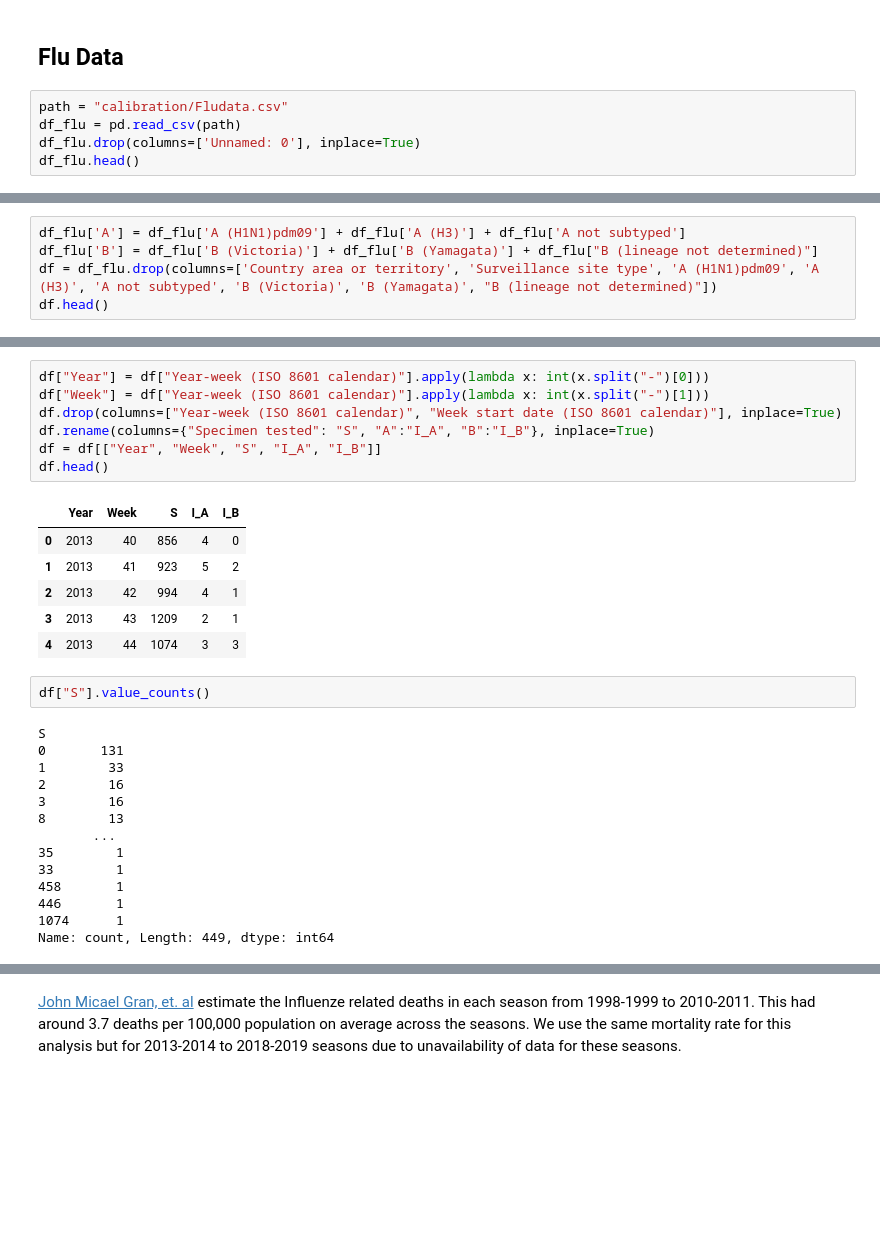
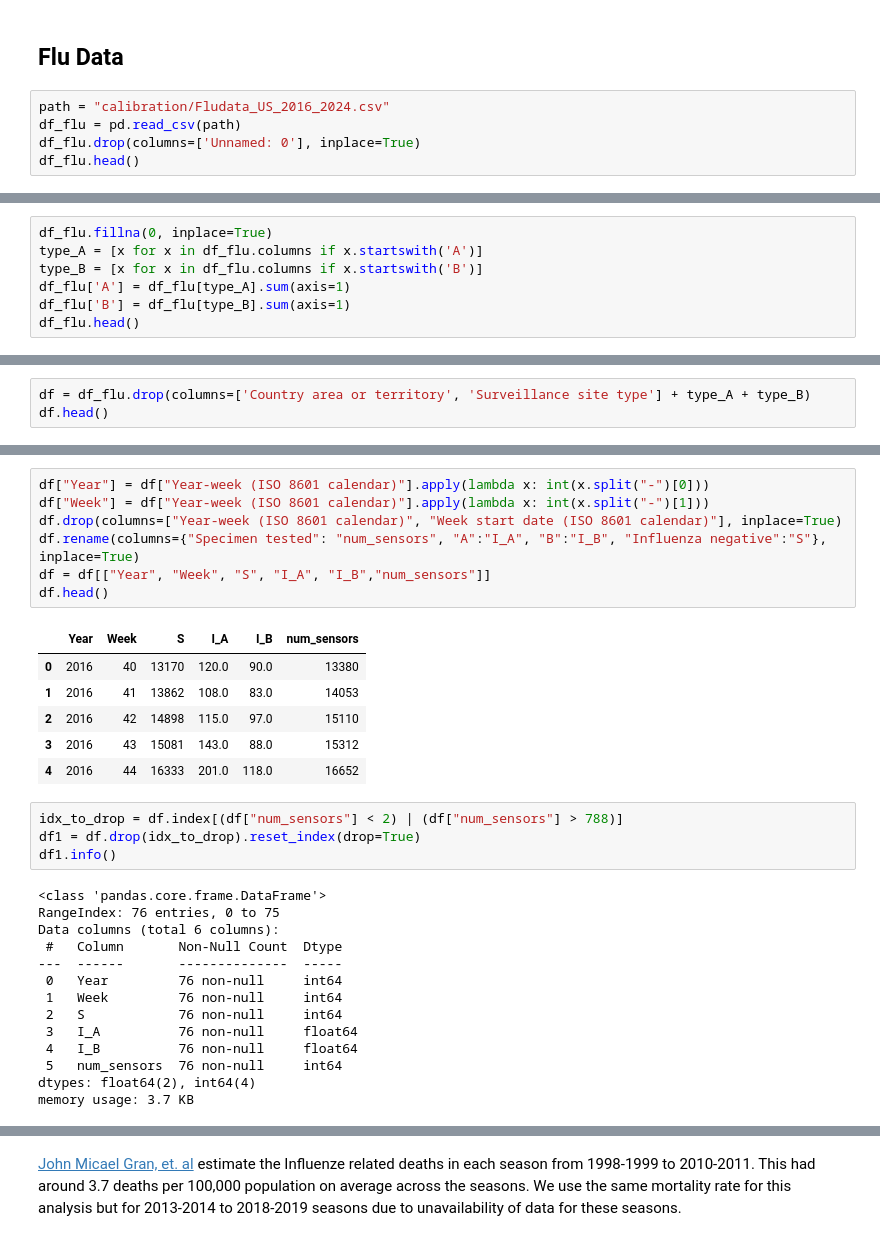
Before and after one commit to ASudu/Competing_pathogens_Heterogenous_networks, a Jupyter notebook: Real_world_data/calibration.ipynb, the cells around one changed output, grey strips where cells are left out. Drawn from its saved outputs; the diff is of its cells as text; blank space fills up the shorter version.

Commit message:
calibration latest Dec1

```diff
--- a/Real_world_data/calibration.ipynb
+++ b/Real_world_data/calibration.ipynb
@@ -52,7 +35,7 @@ Using the last network for the analysis.
 # %% [markdown]
 ## Flu Data
 # %%
-path = "calibration/Fludata.csv"
+path = "calibration/Fludata_US_2016_2024.csv"
 df_flu = pd.read_csv(path)
 df_flu.drop(columns=['Unnamed: 0'], inplace=True)
 df_flu.head()
@@ -66,5 +48,0 @@ df_flu.head()
-# %%
-df_flu['A'] = df_flu['A (H1N1)pdm09'] + df_flu['A (H3)'] + df_flu['A not subtyped']
-df_flu['B'] = df_flu['B (Victoria)'] + df_flu['B (Yamagata)'] + df_flu["B (lineage not determined)"]
-df = df_flu.drop(columns=['Country area or territory', 'Surveillance site type', 'A (H1N1)pdm09', 'A (H3)', 'A not subtyped', 'B (Victoria)', 'B (Yamagata)', "B (lineage not determined)"])
-df.head()
@@ -77,0 +69,7 @@ df.head()
+# %%
+df_flu.fillna(0, inplace=True)
+type_A = [x for x in df_flu.columns if x.startswith('A')]
+type_B = [x for x in df_flu.columns if x.startswith('B')]
+df_flu['A'] = df_flu[type_A].sum(axis=1)
+df_flu['B'] = df_flu[type_B].sum(axis=1)
+df_flu.head()
@@ -77,0 +83,3 @@ df.head()
+# %%
+df = df_flu.drop(columns=['Country area or territory', 'Surveillance site type'] + type_A + type_B)
+df.head()
@@ -78,30 +105,32 @@ df.head()
 # %%
 df["Year"] = df["Year-week (ISO 8601 calendar)"].apply(lambda x: int(x.split("-")[0]))
 df["Week"] = df["Year-week (ISO 8601 calendar)"].apply(lambda x: int(x.split("-")[1]))
 df.drop(columns=["Year-week (ISO 8601 calendar)", "Week start date (ISO 8601 calendar)"], inplace=True)
-df.rename(columns={"Specimen tested": "S", "A":"I_A", "B":"I_B"}, inplace=True)
-df = df[["Year", "Week", "S", "I_A", "I_B"]]
+df.rename(columns={"Specimen tested": "num_sensors", "A":"I_A", "B":"I_B", "Influenza negative":"S"}, inplace=True)
+df = df[["Year", "Week", "S", "I_A", "I_B","num_sensors"]]
 df.head()
 # %% [output]
-|  | Year | Week | S | I_A | I_B |
-| 0 | 2013 | 40 | 856 | 4 | 0 |
-| 1 | 2013 | 41 | 923 | 5 | 2 |
-| 2 | 2013 | 42 | 994 | 4 | 1 |
-| 3 | 2013 | 43 | 1209 | 2 | 1 |
-| 4 | 2013 | 44 | 1074 | 3 | 3 |
+|  | Year | Week | S | I_A | I_B | num_sensors |
+| 0 | 2016 | 40 | 13170 | 120.0 | 90.0 | 13380 |
+| 1 | 2016 | 41 | 13862 | 108.0 | 83.0 | 14053 |
+| 2 | 2016 | 42 | 14898 | 115.0 | 97.0 | 15110 |
+| 3 | 2016 | 43 | 15081 | 143.0 | 88.0 | 15312 |
+| 4 | 2016 | 44 | 16333 | 201.0 | 118.0 | 16652 |
-# %%
-df["S"].value_counts()
-# %% [output]
-S
-0       131
-1        33
-2        16
-3        16
-8        13
-       ...
-35        1
-33        1
-458       1
-446       1
-1074      1
-Name: count, Length: 449, dtype: int64
+# %%
+idx_to_drop = df.index[(df["num_sensors"] < 2) | (df["num_sensors"] > 788)]
+df1 = df.drop(idx_to_drop).reset_index(drop=True)
+df1.info()
+# %% [output]
+<class 'pandas.core.frame.DataFrame'>
+RangeIndex: 76 entries, 0 to 75
+Data columns (total 6 columns):
+ #   Column       Non-Null Count  Dtype
+---  ------       --------------  -----
+ 0   Year         76 non-null     int64
+ 1   Week         76 non-null     int64
+ 2   S            76 non-null     int64
+ 3   I_A          76 non-null     float64
+ 4   I_B          76 non-null     float64
+ 5   num_sensors  76 non-null     int64
+dtypes: float64(2), int64(4)
+memory usage: 3.7 KB
```
Also changed, not shown: parts of 34 cells of this notebook, 7 other files.
